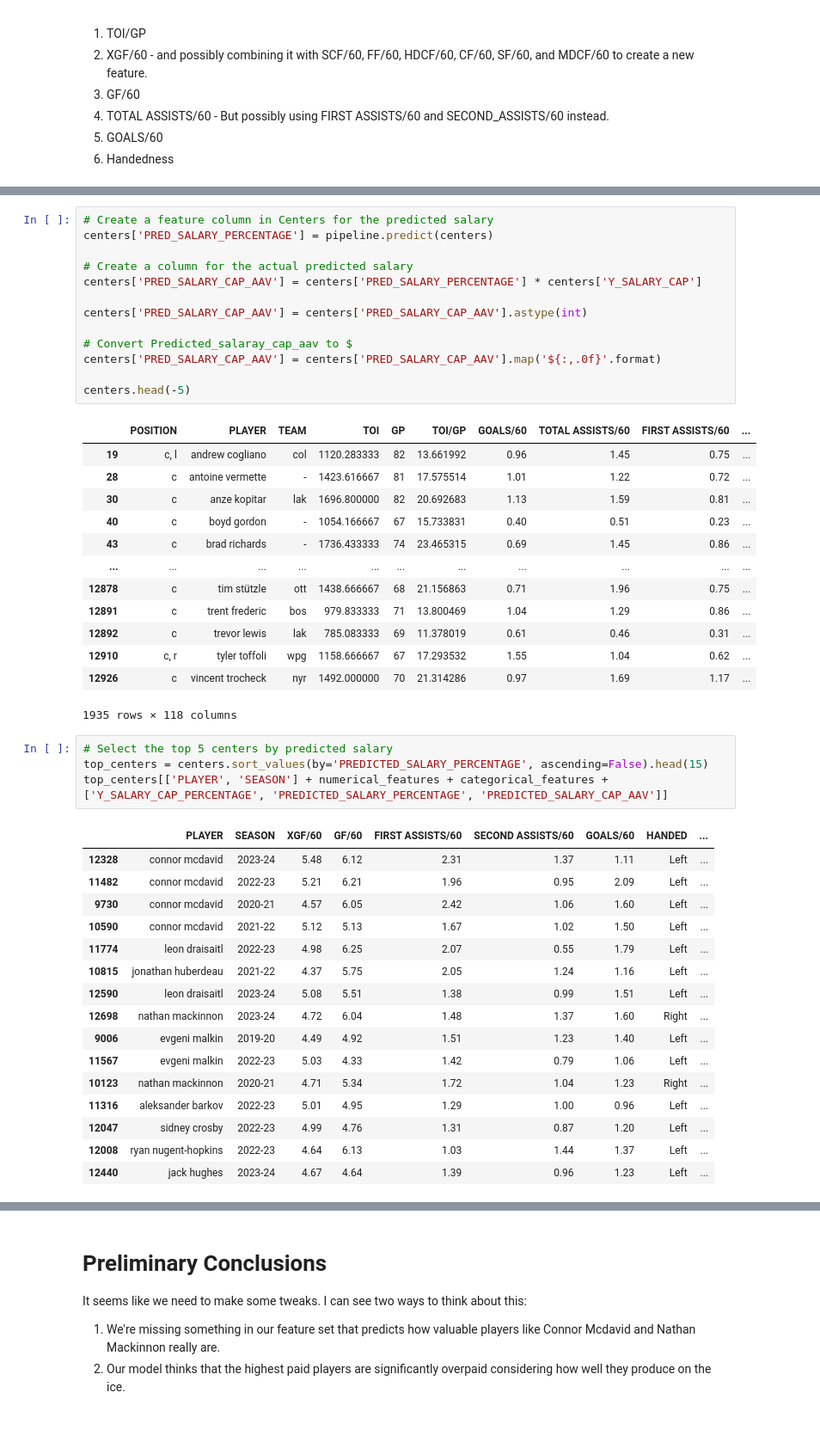
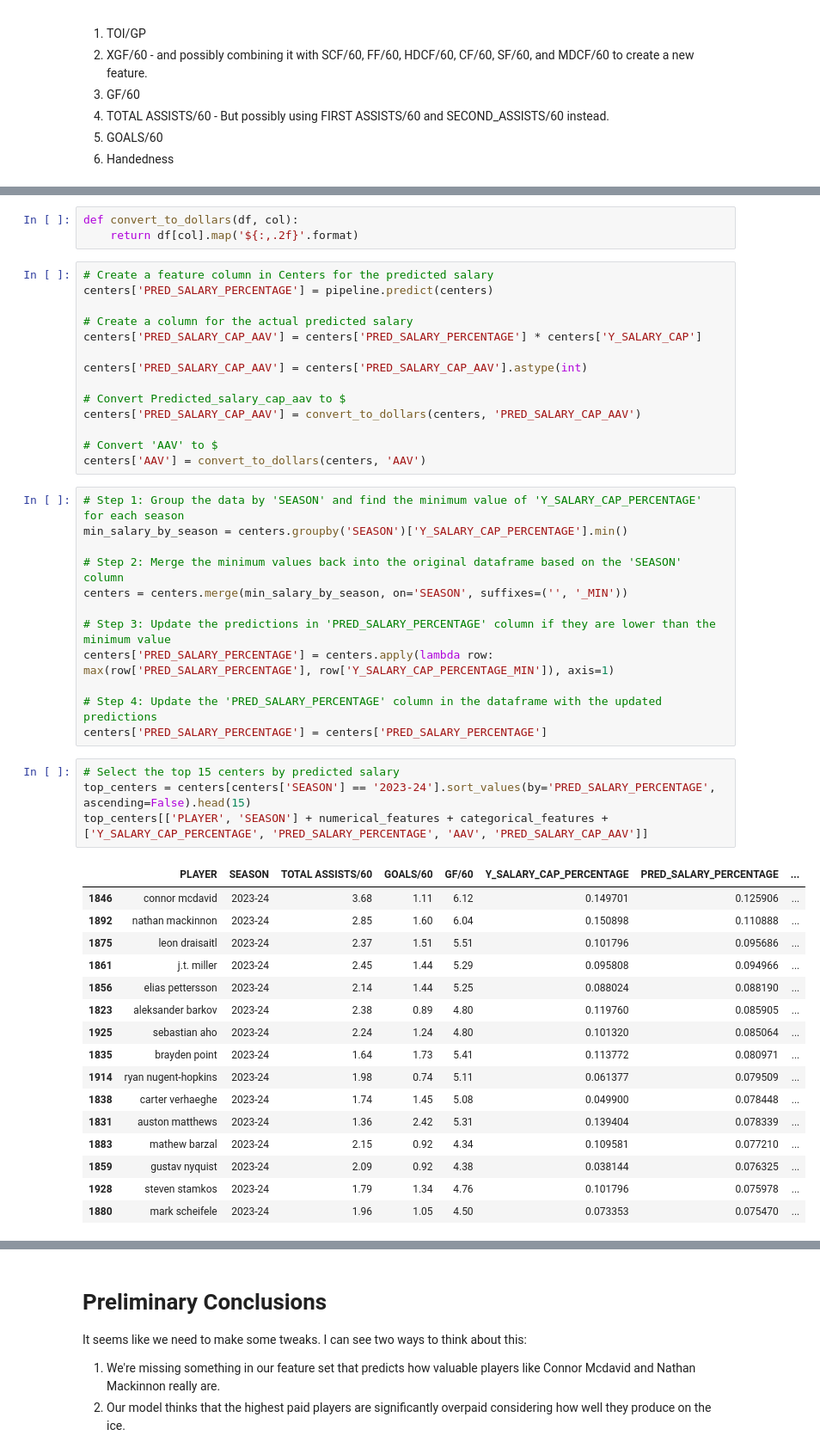
Before and after one commit to MichaelKuby/CMPT733_CapstoneProject_NHLPlayerValue, a Jupyter notebook: Hockey_Salary_Research/Script/5_ModelTraining/0_C_Model_Train.ipynb, the cells around one changed output, grey strips where cells are left out. Shown at 86% size. Cells and saved outputs as stored; diff of their text form; blank space fills up the shorter version.

```diff
--- a/Hockey_Salary_Research/Script/5_ModelTraining/0_C_Model_Train.ipynb
+++ b/Hockey_Salary_Research/Script/5_ModelTraining/0_C_Model_Train.ipynb
@@ -67,3 +82,6 @@ Mean Squared Error: 0.0007722088528824966
+# %%
+def convert_to_dollars(df, col):
+    return df[col].map('${:,.2f}'.format)
 # %%
 # Create a feature column in Centers for the predicted salary
 centers['PRED_SALARY_PERCENTAGE'] = pipeline.predict(centers)
@@ -73,42 +91,41 @@ centers['PRED_SALARY_CAP_AAV'] = centers['PRED_SALARY_PERCENTAGE'] * centers['Y_
 
 centers['PRED_SALARY_CAP_AAV'] = centers['PRED_SALARY_CAP_AAV'].astype(int)
 
-# Convert Predicted_salaray_cap_aav to $
-centers['PRED_SALARY_CAP_AAV'] = centers['PRED_SALARY_CAP_AAV'].map('${:,.0f}'.format)
+# Convert Predicted_salary_cap_aav to $
+centers['PRED_SALARY_CAP_AAV'] = convert_to_dollars(centers, 'PRED_SALARY_CAP_AAV')
 
-centers.head(-5)
+# Convert 'AAV' to $
+centers['AAV'] = convert_to_dollars(centers, 'AAV')
-# %% [output]
-|  | POSITION | PLAYER | TEAM | TOI | GP | TOI/GP | GOALS/60 | TOTAL ASSISTS/60 | FIRST ASSISTS/60 | ... |
-| 19 | c, l | andrew cogliano | col | 1120.283333 | 82 | 13.661992 | 0.96 | 1.45 | 0.75 | ... |
-| 28 | c | antoine vermette | - | 1423.616667 | 81 | 17.575514 | 1.01 | 1.22 | 0.72 | ... |
-| 30 | c | anze kopitar | lak | 1696.800000 | 82 | 20.692683 | 1.13 | 1.59 | 0.81 | ... |
-| 40 | c | boyd gordon | - | 1054.166667 | 67 | 15.733831 | 0.40 | 0.51 | 0.23 | ... |
-| 43 | c | brad richards | - | 1736.433333 | 74 | 23.465315 | 0.69 | 1.45 | 0.86 | ... |
-| ... | ... | ... | ... | ... | ... | ... | ... | ... | ... | ... |
-| 12878 | c | tim stützle | ott | 1438.666667 | 68 | 21.156863 | 0.71 | 1.96 | 0.75 | ... |
-| 12891 | c | trent frederic | bos | 979.833333 | 71 | 13.800469 | 1.04 | 1.29 | 0.86 | ... |
-| 12892 | c | trevor lewis | lak | 785.083333 | 69 | 11.378019 | 0.61 | 0.46 | 0.31 | ... |
-| 12910 | c, r | tyler toffoli | wpg | 1158.666667 | 67 | 17.293532 | 1.55 | 1.04 | 0.62 | ... |
-| 12926 | c | vincent trocheck | nyr | 1492.000000 | 70 | 21.314286 | 0.97 | 1.69 | 1.17 | ... |
-1935 rows × 118 columns
+# %%
+# Step 1: Group the data by 'SEASON' and find the minimum value of 'Y_SALARY_CAP_PERCENTAGE' for each season
+min_salary_by_season = centers.groupby('SEASON')['Y_SALARY_CAP_PERCENTAGE'].min()
+
+# Step 2: Merge the minimum values back into the original dataframe based on the 'SEASON' column
+centers = centers.merge(min_salary_by_season, on='SEASON', suffixes=('', '_MIN'))
+
+# Step 3: Update the predictions in 'PRED_SALARY_PERCENTAGE' column if they are lower than the minimum value
+centers['PRED_SALARY_PERCENTAGE'] = centers.apply(lambda row: max(row['PRED_SALARY_PERCENTAGE'], row['Y_SALARY_CAP_PERCENTAGE_MIN']), axis=1)
+
+# Step 4: Update the 'PRED_SALARY_PERCENTAGE' column in the dataframe with the updated predictions
+centers['PRED_SALARY_PERCENTAGE'] = centers['PRED_SALARY_PERCENTAGE']
 # %%
-# Select the top 5 centers by predicted salary
-top_centers = centers.sort_values(by='PREDICTED_SALARY_PERCENTAGE', ascending=False).head(15)
-top_centers[['PLAYER', 'SEASON'] + numerical_features + categorical_features + ['Y_SALARY_CAP_PERCENTAGE', 'PREDICTED_SALARY_PERCENTAGE', 'PREDICTED_SALARY_CAP_AAV']]
+# Select the top 15 centers by predicted salary
+top_centers = centers[centers['SEASON'] == '2023-24'].sort_values(by='PRED_SALARY_PERCENTAGE', ascending=False).head(15)
+top_centers[['PLAYER', 'SEASON'] + numerical_features + categorical_features + ['Y_SALARY_CAP_PERCENTAGE', 'PRED_SALARY_PERCENTAGE', 'AAV', 'PRED_SALARY_CAP_AAV']]
 # %% [output]
-|  | PLAYER | SEASON | XGF/60 | GF/60 | FIRST ASSISTS/60 | SECOND ASSISTS/60 | GOALS/60 | HANDED | ... |
-| 12328 | connor mcdavid | 2023-24 | 5.48 | 6.12 | 2.31 | 1.37 | 1.11 | Left | ... |
-| 11482 | connor mcdavid | 2022-23 | 5.21 | 6.21 | 1.96 | 0.95 | 2.09 | Left | ... |
-| 9730 | connor mcdavid | 2020-21 | 4.57 | 6.05 | 2.42 | 1.06 | 1.60 | Left | ... |
-| 10590 | connor mcdavid | 2021-22 | 5.12 | 5.13 | 1.67 | 1.02 | 1.50 | Left | ... |
-| 11774 | leon draisaitl | 2022-23 | 4.98 | 6.25 | 2.07 | 0.55 | 1.79 | Left | ... |
-| 10815 | jonathan huberdeau | 2021-22 | 4.37 | 5.75 | 2.05 | 1.24 | 1.16 | Left | ... |
-| 12590 | leon draisaitl | 2023-24 | 5.08 | 5.51 | 1.38 | 0.99 | 1.51 | Left | ... |
-| 12698 | nathan mackinnon | 2023-24 | 4.72 | 6.04 | 1.48 | 1.37 | 1.60 | Right | ... |
-| 9006 | evgeni malkin | 2019-20 | 4.49 | 4.92 | 1.51 | 1.23 | 1.40 | Left | ... |
-| 11567 | evgeni malkin | 2022-23 | 5.03 | 4.33 | 1.42 | 0.79 | 1.06 | Left | ... |
-| 10123 | nathan mackinnon | 2020-21 | 4.71 | 5.34 | 1.72 | 1.04 | 1.23 | Right | ... |
-| 11316 | aleksander barkov | 2022-23 | 5.01 | 4.95 | 1.29 | 1.00 | 0.96 | Left | ... |
-| 12047 | sidney crosby | 2022-23 | 4.99 | 4.76 | 1.31 | 0.87 | 1.20 | Left | ... |
-| 12008 | ryan nugent-hopkins | 2022-23 | 4.64 | 6.13 | 1.03 | 1.44 | 1.37 | Left | ... |
-| 12440 | jack hughes | 2023-24 | 4.67 | 4.64 | 1.39 | 0.96 | 1.23 | Left | ... |
+|  | PLAYER | SEASON | TOTAL ASSISTS/60 | GOALS/60 | GF/60 | Y_SALARY_CAP_PERCENTAGE | PRED_SALARY_PERCENTAGE | ... |
+| 1846 | connor mcdavid | 2023-24 | 3.68 | 1.11 | 6.12 | 0.149701 | 0.125906 | ... |
+| 1892 | nathan mackinnon | 2023-24 | 2.85 | 1.60 | 6.04 | 0.150898 | 0.110888 | ... |
+| 1875 | leon draisaitl | 2023-24 | 2.37 | 1.51 | 5.51 | 0.101796 | 0.095686 | ... |
+| 1861 | j.t. miller | 2023-24 | 2.45 | 1.44 | 5.29 | 0.095808 | 0.094966 | ... |
+| 1856 | elias pettersson | 2023-24 | 2.14 | 1.44 | 5.25 | 0.088024 | 0.088190 | ... |
+| 1823 | aleksander barkov | 2023-24 | 2.38 | 0.89 | 4.80 | 0.119760 | 0.085905 | ... |
+| 1925 | sebastian aho | 2023-24 | 2.24 | 1.24 | 4.80 | 0.101320 | 0.085064 | ... |
+| 1835 | brayden point | 2023-24 | 1.64 | 1.73 | 5.41 | 0.113772 | 0.080971 | ... |
+| 1914 | ryan nugent-hopkins | 2023-24 | 1.98 | 0.74 | 5.11 | 0.061377 | 0.079509 | ... |
+| 1838 | carter verhaeghe | 2023-24 | 1.74 | 1.45 | 5.08 | 0.049900 | 0.078448 | ... |
+| 1831 | auston matthews | 2023-24 | 1.36 | 2.42 | 5.31 | 0.139404 | 0.078339 | ... |
+| 1883 | mathew barzal | 2023-24 | 2.15 | 0.92 | 4.34 | 0.109581 | 0.077210 | ... |
+| 1859 | gustav nyquist | 2023-24 | 2.09 | 0.92 | 4.38 | 0.038144 | 0.076325 | ... |
+| 1928 | steven stamkos | 2023-24 | 1.79 | 1.34 | 4.76 | 0.101796 | 0.075978 | ... |
+| 1880 | mark scheifele | 2023-24 | 1.96 | 1.05 | 4.50 | 0.073353 | 0.075470 | ... |
```
Also changed, not shown: parts of 11 cells of this notebook.
